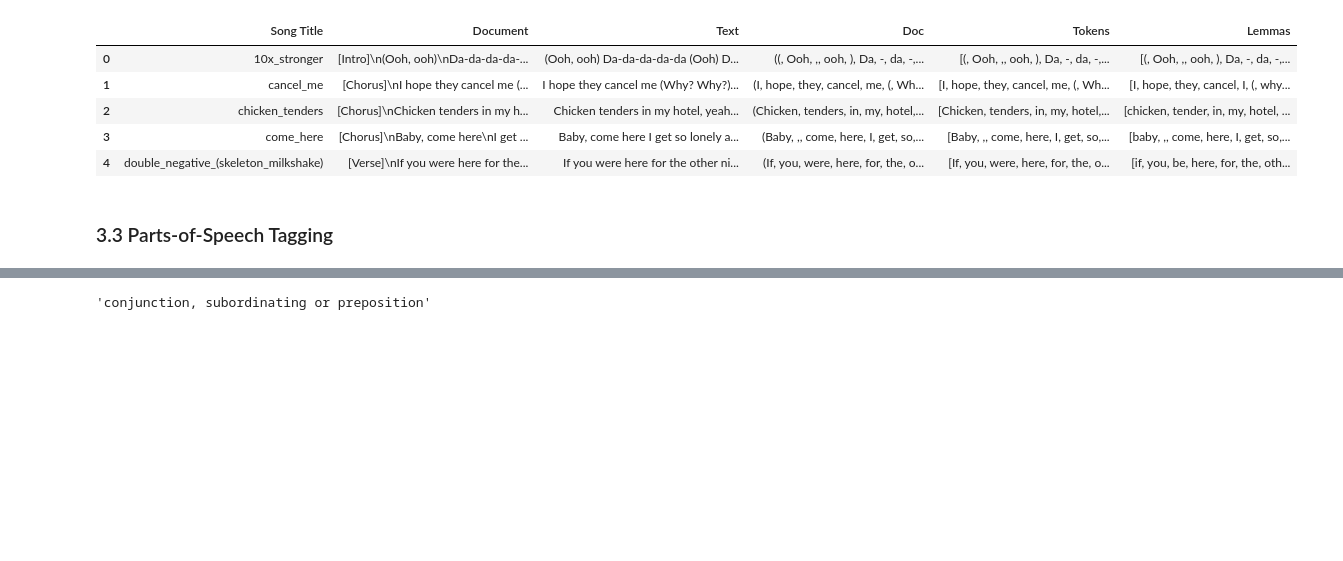
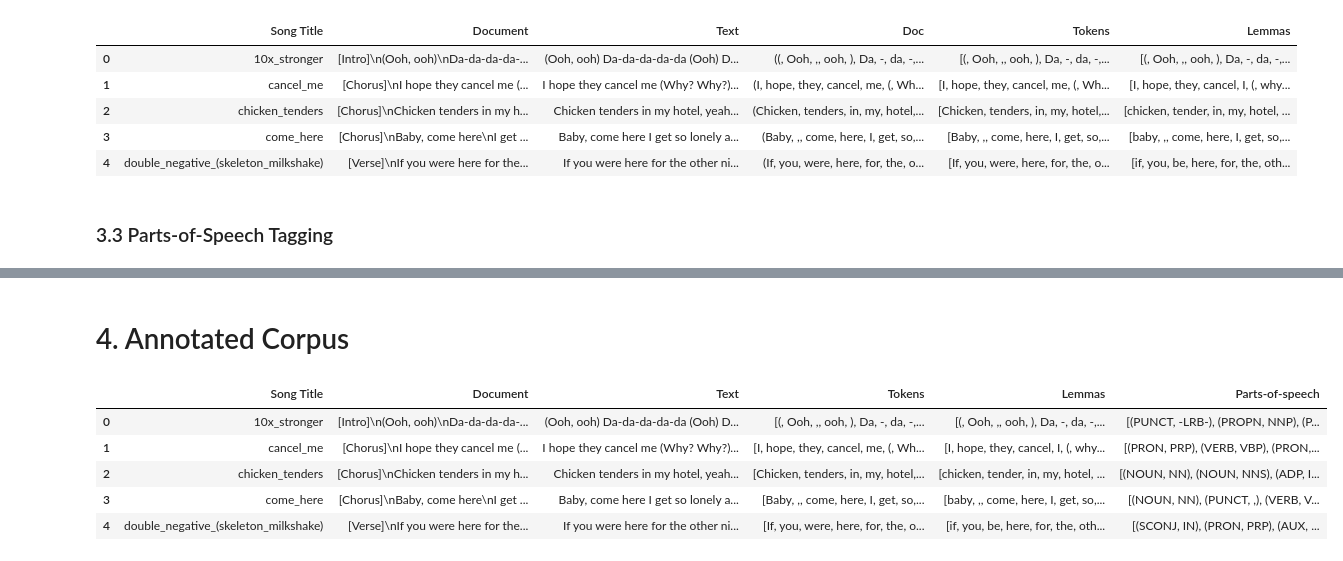
Before and after one commit to Cameron-Meinsma/Assignment_2, a Jupyter notebook: assignment_2.ipynb, the cells around one changed output, grey strips where cells are left out. Cells and saved outputs as stored; diff of their text form; code cells hidden in the pictures; blank space fills up the shorter version.

Commit message:
Create annotated_lyrics_df

```diff
--- a/assignment_2.ipynb
+++ b/assignment_2.ipynb
@@ -255,9 +255,17 @@ lyrics_df.head()
 | 2 | chicken_tenders | [Chorus]\nChicken tenders in my h... | Chicken tenders in my hotel, yeah... | (Chicken, tenders, in, my, hotel,... | [Chicken, tenders, in, my, hotel,... | [chicken, tender, in, my, hotel, ... | [(NOUN, NN), (NOUN, NNS), (ADP, I... |
 | 3 | come_here | [Chorus]\nBaby, come here\nI get ... | Baby, come here I get so lonely a... | (Baby, ,, come, here, I, get, so,... | [Baby, ,, come, here, I, get, so,... | [baby, ,, come, here, I, get, so,... | [(NOUN, NN), (PUNCT, ,), (VERB, V... |
 | 4 | double_negative_(skeleton_milkshake) | [Verse]\nIf you were here for the... | If you were here for the other ni... | (If, you, were, here, for, the, o... | [If, you, were, here, for, the, o... | [if, you, be, here, for, the, oth... | [(SCONJ, IN), (PRON, PRP), (AUX, ... |
-# %%
-# Define a function to extract proper nouns from Doc object
-def extract_proper_nouns(doc):
-    return [token.text for token in doc if tokenn
-# %% [output]
-'conjunction, subordinating or preposition'
+# %% [markdown]
+# 4. Annotated Corpus
+# %%
+annotated_lyrics_df = lyrics_df.drop("Doc", axis=1)
+
+# Show the head of the lyrics_df dataframe
+annotated_lyrics_df.head()
+# %% [output]
+|  | Song Title | Document | Text | Tokens | Lemmas | Parts-of-speech |
+| 0 | 10x_stronger | [Intro]\n(Ooh, ooh)\nDa-da-da-da-... | (Ooh, ooh) Da-da-da-da-da (Ooh) D... | [(, Ooh, ,, ooh, ), Da, -, da, -,... | [(, Ooh, ,, ooh, ), Da, -, da, -,... | [(PUNCT, -LRB-), (PROPN, NNP), (P... |
+| 1 | cancel_me | [Chorus]\nI hope they cancel me (... | I hope they cancel me (Why? Why?)... | [I, hope, they, cancel, me, (, Wh... | [I, hope, they, cancel, I, (, why... | [(PRON, PRP), (VERB, VBP), (PRON,... |
+| 2 | chicken_tenders | [Chorus]\nChicken tenders in my h... | Chicken tenders in my hotel, yeah... | [Chicken, tenders, in, my, hotel,... | [chicken, tender, in, my, hotel, ... | [(NOUN, NN), (NOUN, NNS), (ADP, I... |
+| 3 | come_here | [Chorus]\nBaby, come here\nI get ... | Baby, come here I get so lonely a... | [Baby, ,, come, here, I, get, so,... | [baby, ,, come, here, I, get, so,... | [(NOUN, NN), (PUNCT, ,), (VERB, V... |
+| 4 | double_negative_(skeleton_milkshake) | [Verse]\nIf you were here for the... | If you were here for the other ni... | [If, you, were, here, for, the, o... | [if, you, be, here, for, the, oth... | [(SCONJ, IN), (PRON, PRP), (AUX, ... |
```
Also changed, not shown: parts of 1 cell of this notebook.
